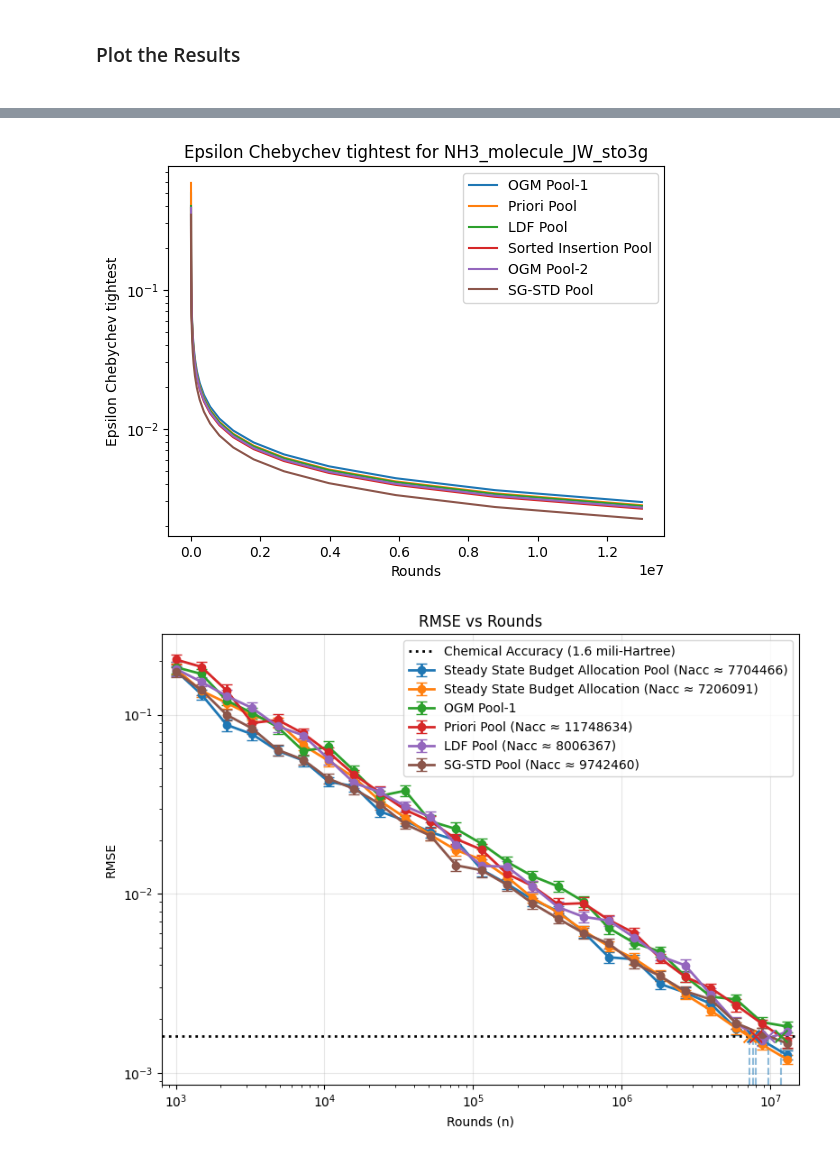
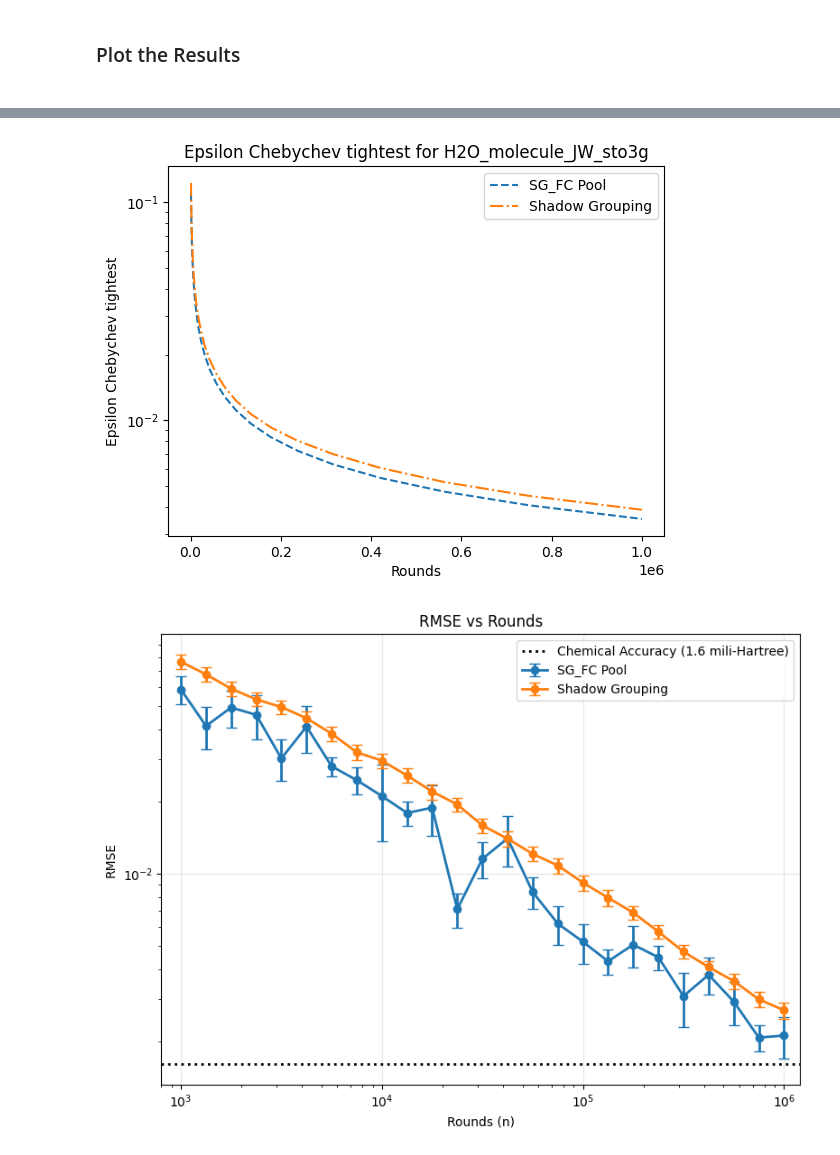
Before and after one commit to aebadi2013-droid/priory, a Jupyter notebook: convexoptimization_new.ipynb, the cells around one changed output, grey strips where cells are left out. Cells and saved outputs as stored; diff of their text form; code cells hidden in the pictures.

```diff
--- a/convexoptimization_new.ipynb
+++ b/convexoptimization_new.ipynb
@@ -48,7 +48,7 @@ from shadowgrouping.poolgenerators import Priori_Pool , OGM_Pool, AEQUO_Pool, AE
 # %% [markdown]
 <h3>Choosing molecule, basis set and fermion-to-qubit mapping</h3>
 # %%
-molecule_name = "NH3" # choose one out of the molecules ['H2', 'H2_6-31g', 'LiH', 'BeH2', 'H2O', 'NH3']
+molecule_name = "H2O" # choose one out of the molecules ['H2', 'H2_6-31g', 'LiH', 'BeH2', 'H2O', 'NH3']
 mapping_name = "JW" # choose one out of ["JW","BK","Parity"]
 if molecule_name == 'H2':
     basis_set = "6-31g"
@@ -333,8 +431,8 @@ KeyboardInterrupt:
 <h3>Trying Best_scheme_given_pool using the given pool in last cell<h3>
 # %%
 t_init_scheme_1re = time.time()
-Nrounds = 13000000
-Nreps = 100
+Nrounds = 1000000
+Nreps = 10
 num_points = 25
 epsilonbernstein_1re_list = []
 epsilonchebyshevtighter_1re_list = []
@@ -346,18 +444,18 @@ if num_points == 1:
     sampling_points = np.array([Nrounds])
 for n in sampling_points:
     method_1re = Best_scheme_given_pool_new(observables,w,method_1,eps,
-                                        total_rounds=n,is_overlapping=True,
-                                        commutativity_type="qwc", # 'qwc', 'fc' or 'kc'
+                                        total_rounds=n,is_overlapping=False,
+                                        commutativity_type="fc", # 'qwc', 'fc' or 'kc'
                                         informed_allocation=True,
                                         allocation_objective="bernstein_l1", # 'variance' or 'bernstein_l1'
                                         attempt_truncation=False,
                                         rounding_strategy="largest_fraction", # 'largest_fraction' or 'marginal'
                                         md_execution_mode = "until-converged",
                                         enable_pre_pruning = False,
-                                        md_gap_tol_rel=1e-6,
+                                        md_gap_tol_rel=1e-4,
                                         verbose=False)
     estimator_1re = Energy_estimator(method_1re,state_sampler,offset=offset,N_reps_exp=Nreps,
-                                    compat_type='qwc', qubit_connectivity=None)
+                                    compat_type='fc', qubit_connectivity=None)
     print(f"For {n} rounds:")
     print("Number of different measurement settings: ", len(list(estimator_1re.measurement_scheme.settings_dict.keys())))
     epsilonbernstein_1re , _ = get_epsilon_Bernstein_no_restricted_validity(delta, estimator_1re.measurement_scheme.N_hits, w, estimator_1re.measurement_scheme.settings_dict)
@@ -567,15 +671,15 @@ Adapt = False # Do You want to run the adaptive paulis as well?
 if Adapt:
     methodname = "Adaptive Paulis"
     Nreps_SGP = 100
-    Nrounds_SGP = 10000
+    Nrounds_SGP = 1000000
     method_1 = AdaptiveShadows(observables,w,eps,cov_real)
     estimator_1 = Energy_estimator(method_1,state_sampler,offset=offset,N_reps_exp=Nreps_SGP)
     estimator_1.reset()
-    points = 25
+    points = 7
     prev = 0
     rmse_values_adaptive = []
     t_init_scheme_1 = time.time()
-    sample_points = np.unique(np.round(np.logspace(1, np.log10(Nrounds_SGP), max(points, 2))).astype(int))
+    sample_points = np.unique(np.round(np.logspace(4, np.log10(Nrounds_SGP), max(points, 2))).astype(int))
     if points == 1:
         sample_points = np.array([Nrounds_SGP])
     for n in sample_points:
@@ -731,8 +854,8 @@ plt.show()
 # %%
-#import json
-#import matplotlib.pyplot as plt
-#chebyshevtightestsavename = r"C:\Users\Abbas\Priori\generated_data\convexoptimization\NH3_molecule_JW_sto3g_epsilon_chebyshev_tightest.txt"
-#savename = "NH3_molecule_JW_sto3g" # for title of the plot
+# import json
+# import matplotlib.pyplot as plt
+# chebyshevtightestsavename = r"C:\Users\Abbas\Priori\generated_data\convexoptimization\NH3_molecule_JW_sto3g_epsilon_chebyshev_tightest.txt"
+# savename = "NH3_molecule_JW_sto3g" # for title of the plot
 
 #Chebychev tightest vs rounds plot
 with open(chebyshevtightestsavename, "r") as f:
@@ -740,10 +863,28 @@ with open(chebyshevtightestsavename, "r") as f:
 
 plt.figure()
 
-for method, values in data.items():
+# for method, values in data.items():
+#     n = [v["n"] for v in values]
+#     eps = [v["epsilon"] for v in values]
+#     plt.plot(n, eps, label=method)
+
+linestyles = [
+
+    "--",             # dashed
+    "-.",             # dash-dot
+    ":",              # dotted
+    (0, (5, 5)),      # long dashed
+    (0, (3, 5, 1, 5)), # dash-dot-dot
+    "-",              # solid
+    (0, (5, 2)),
+    (0, (3, 1, 1, 1))
+]
+
+
+for (method, values), ls in zip(data.items(), linestyles):
     n = [v["n"] for v in values]
     eps = [v["epsilon"] for v in values]
-    plt.plot(n, eps, label=method)
+    plt.plot(n, eps, label=method, linestyle=ls)
 
 plt.xlabel("Rounds")
 plt.ylabel("Epsilon Chebychev tightest")
@@ -754,12 +895,12 @@ plt.yscale('log')
 #plt.ylim(top=1e-1)
 plt.show()
 # %% [output]
-[figure, old version]
+[figure, new version]
 # %%
-#import json
-#import matplotlib.pyplot as plt
-#rmsesavename = r"C:\Users\Abbas\Priori\generated_data\convexoptimization\LiH_molecule_JW_sto3g_rmse_10000rounds.txt"
-#savename = "BeH2_molecule_JW_sto3g" # for title of the plot
+# import json
+# import matplotlib.pyplot as plt
+# rmsesavename = r"C:\Users\Abbas\Priori\generated_data\convexoptimization\NH3_molecule_JW_sto3g_rmse_13000000rounds.txt"
+# savename = "NH3_molecule_JW_sto3g" # for title of the plot
 
 with open(rmsesavename, "r") as f:
     data = json.load(f)
@@ -795,9 +936,15 @@ for method, series in data.items():
             break
 
     # Add crossing to legend label if found
-    label_text = method if crossing_n is None else f"{method} (Nacc ≈ {crossing_n:.0f})"
+    label_text = method if crossing_n is None else f"{method}"
 
     ax.errorbar(x, y, yerr=yerr, marker="o", capsize=4, linewidth=2, label=label_text)
+    # ax.errorbar(x, y,
+    # yerr=yerr,
+    # marker="o",
+    # linestyle="none",   # <-- no connecting line
+    # capsize=4,
+    # label=label_text)
 
     if crossing_n is not None:
         crossings[method] = crossing_n
@@ -806,31 +953,31 @@ for method, series in data.items():
 ax.axhline(
     y=chemical_accuracy,
     color="black",
     linestyle=":",
     linewidth=2,
     label="Chemical Accuracy (1.6 mili-Hartree)",
     #label="2 mili-Hartree"
     )
 
 ax.set_xscale("log")
 ax.set_yscale("log")
 
 xmin = min(min(d["n"] for d in s) for s in data.values())
 xmax = max(max(d["n"] for d in s) for s in data.values())
 ax.set_xlim(xmin * 0.8, xmax * 1.2)
 
 # vertical lines for crossings
 ymin = ax.get_ylim()[0]
 for xn in crossings.values():
     ax.vlines(xn, ymin, chemical_accuracy, linestyle="--", alpha=0.5)
 
 ax.set_xlabel("Rounds (n)")
 ax.set_ylabel("RMSE")
 ax.set_title("RMSE vs Rounds")
 ax.grid(alpha=0.3)
 ax.legend()
 
 plt.tight_layout()
 plt.show()
 # %% [output]
-[figure, old version]
+[figure, new version]
```
Also changed, not shown: parts of 8 cells of this notebook, 29 other files.
